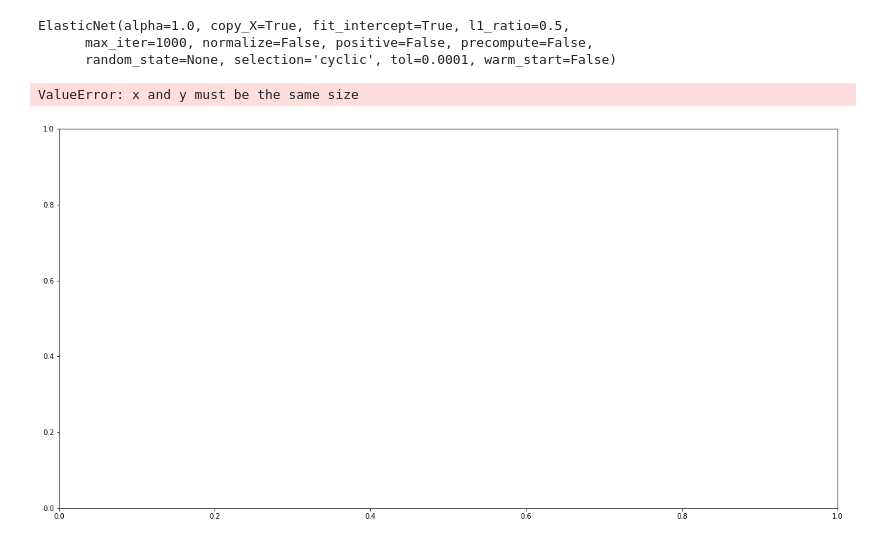
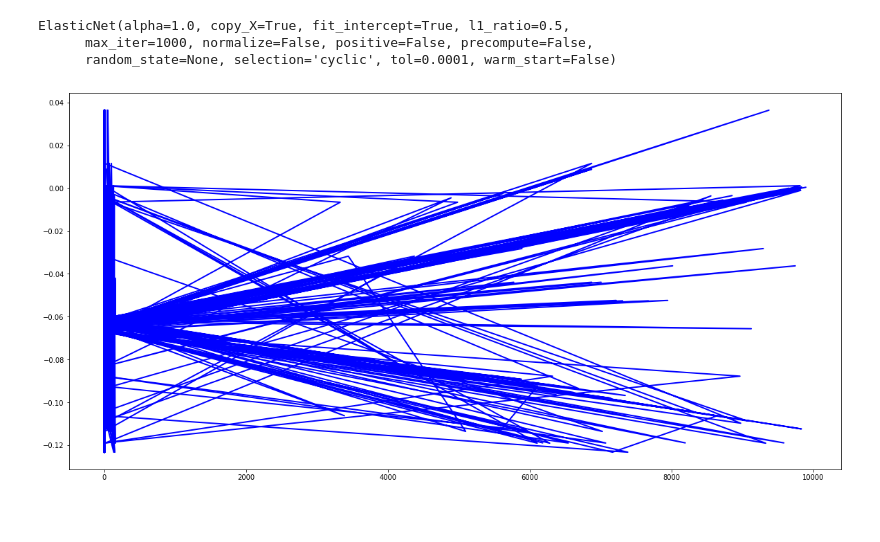
Before and after one commit to millerraycell/Team-Miracle_Machine-Learning, a Jupyter notebook: Notebook/Prototype.ipynb, the cells around one changed output. Saved outputs shown, nothing was run; the diff lists cells and outputs as text; code cells hidden in the pictures; blank space fills up the shorter version.

```diff
--- a/Notebook/Prototype.ipynb
+++ b/Notebook/Prototype.ipynb
@@ -85,9 +129,8 @@ ElasticNet(alpha=1.0, copy_X=True, fit_intercept=True, l1_ratio=0.5,
 # %%
 y_predict = en_model.predict(x_test)
 # %%
-plt.scatter(x_test, y_test,  color='blue')
-plt.plot(x_test, y_predict, color='red', linewidth=2)
+#plt.scatter(x_test, y_test,  color='blue')
+plt.plot(x_test, y_predict, color='blue', linewidth=2)
 plt.show()
 # %% [output]
-ValueError: x and y must be the same size
-[figure, old version]
+[figure, new version]
```
Also changed, not shown: parts of 3 cells of this notebook, 2 other files.
